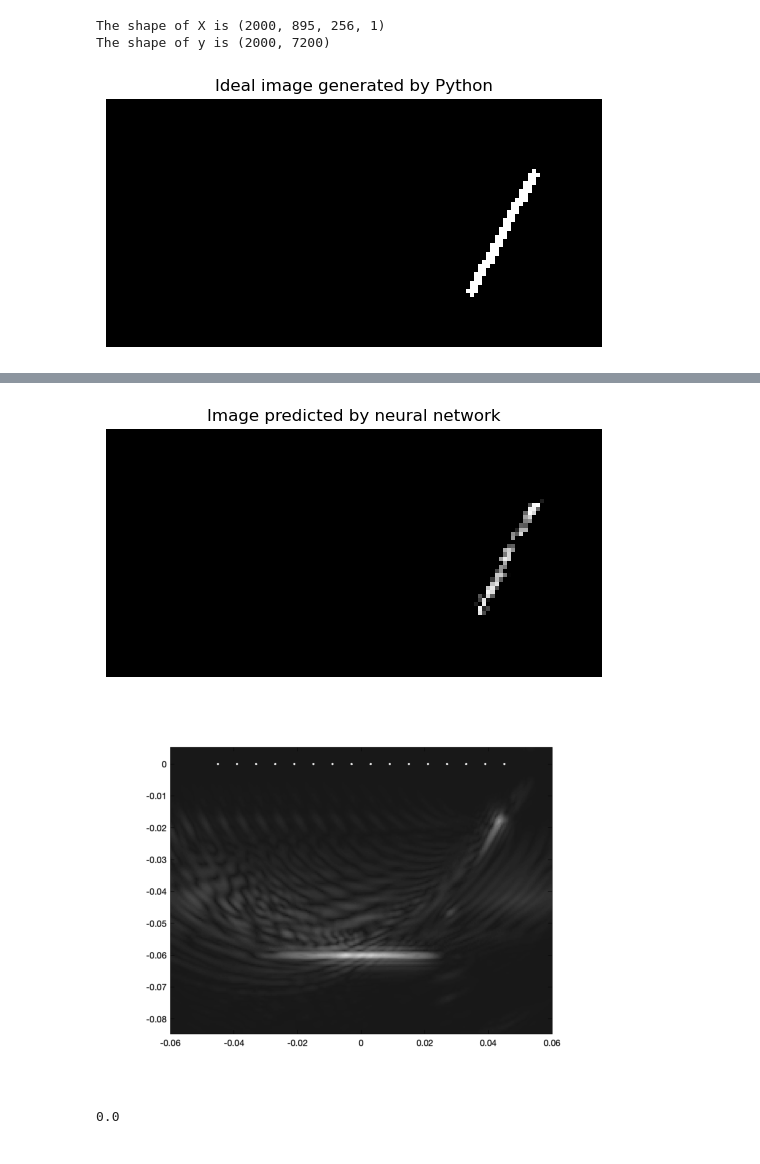
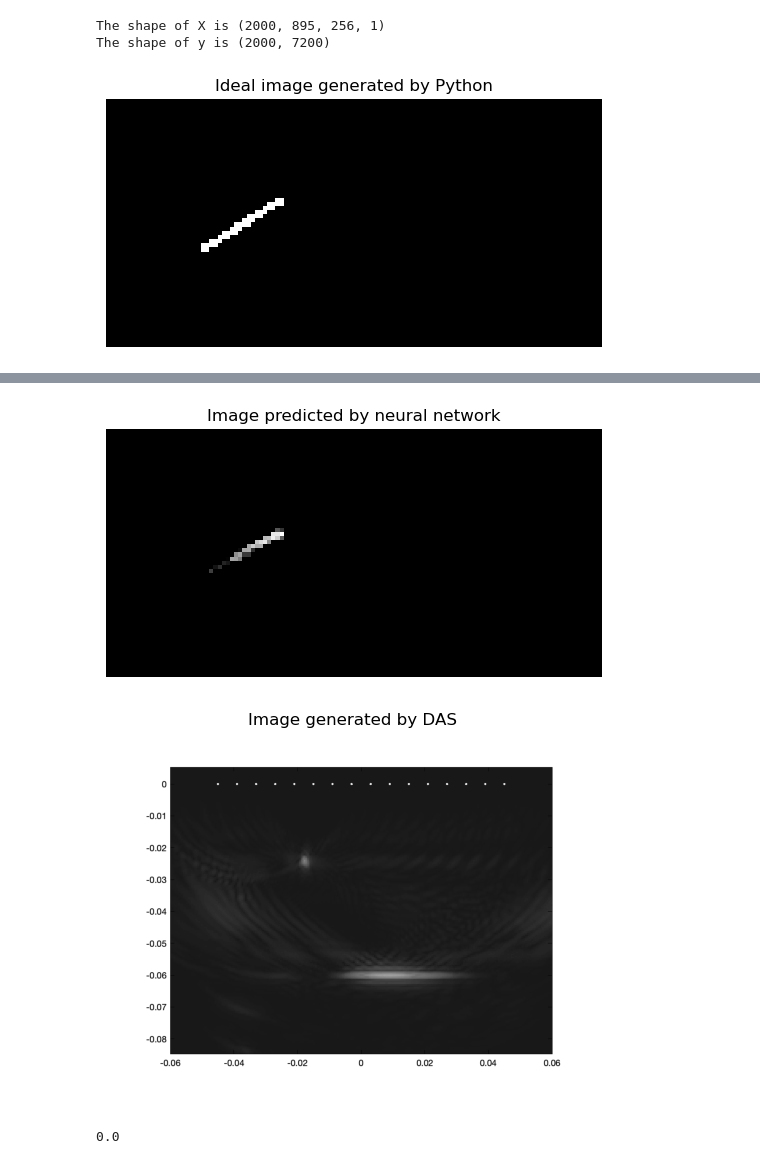
Before and after one commit to MC-Kangan/FYP_Ultrasound_Imaging_ML, a Jupyter notebook: Model_tester.ipynb, the cells around one changed output, grey strips where cells are left out. Drawn from its saved outputs; the diff is of its cells as text; code cells hidden in the pictures.

```diff
--- a/Model_tester.ipynb
+++ b/Model_tester.ipynb
@@ -71,7 +73,7 @@ The shape of X is (2000, 895, 256, 1)
 The shape of y is (2000, 7200)
 # %%
 # 1078 # 1073 # 1070
-num_test = 1078
+num_test = 1073
 threshold = -0.1
 stack = False
 
@@ -109,7 +111,8 @@ dirName_das_fmc = "/Users/chenkangan/Desktop/ME4_FYP/imageGenerate_2022/DAS_Figu
 image_das_fmc = cv.imread(f'{dirName_das_fmc}/Figure_{num_test+1}_fmc.png',cv.IMREAD_GRAYSCALE)  # convert to array
 
 plt.imshow(image_das_fmc, cmap='gray')
+plt.title('Image generated by DAS')
 plt.axis('off')
 plt.show()
 # %% [output]
-[figure, old version]
+[figure, new version]
@@ -117,5 +121,5 @@ plt.show()
-[figure, old version]
+[figure, new version]
-[figure, old version]
+[figure, new version]
 # %%
 np.sum(ypred)
 # %% [output]
```
Also changed, not shown: parts of 2 cells of this notebook, 3 other files.
